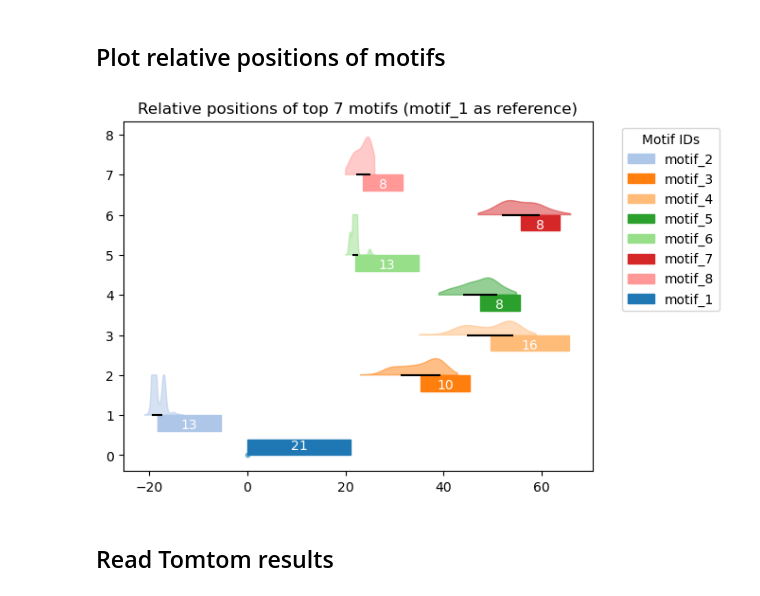
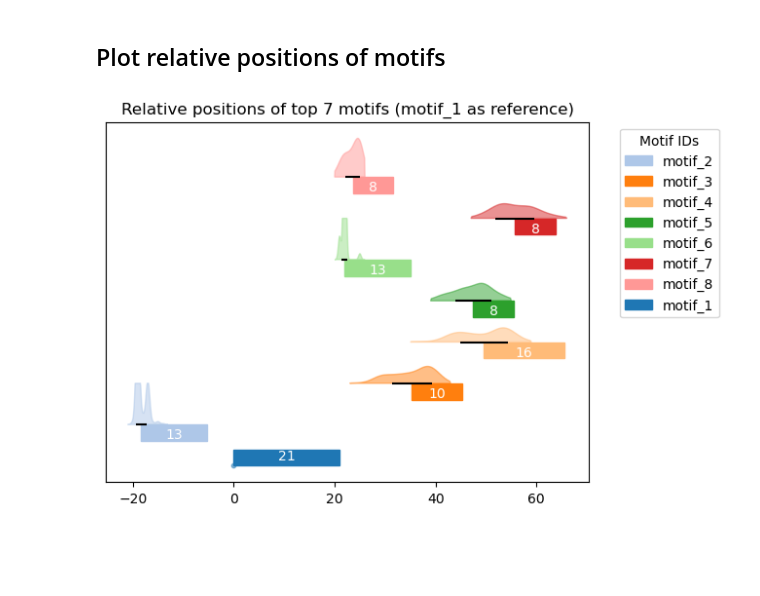
Before and after one commit to Delft-iGEM/utp-sequence-analysis, a Jupyter notebook: motifs.ipynb, the cells around one changed output. Cells and saved outputs as stored; diff of their text form; code cells hidden in the pictures; blank space fills up the shorter version.

Commit message:
hmm and motif plots

```diff
--- a/motifs.ipynb
+++ b/motifs.ipynb
@@ -19,17 +20,23 @@ c_term_end = 1010
 align_len = c_term_end - c_term_start
 
 good_aligns = []
+good_aligns_full = []
 for align in all_aligns:
     full_id = align.id
     id = " ".join(align.description.split(" ")[1:])
     align.id = id
     align.description = ""
     seq = str(align.seq)
-    c_term_seq = seq[c_term_start:c_term_end+1]
+    c_term_seq = seq[c_term_start : c_term_end + 1]
     c_term_no_gaps = "".join([char for char in c_term_seq if char != "-"])
     if len(c_term_no_gaps) / align_len > 0.6:
-        good_aligns.append(SeqIO.SeqRecord(Seq(seq[c_term_start:]), id=id, description=""))
+        good_aligns.append(
+            SeqIO.SeqRecord(Seq(seq[c_term_start:]), id=id, description="")
+        )
+        full_seq = str(align.seq).replace("-", "")
+        good_aligns_full.append(SeqIO.SeqRecord(Seq(full_seq), id=id, description=""))
 
 SeqIO.write(good_aligns, "utp-data/good-c-term.fasta", "fasta")
+SeqIO.write(good_aligns_full, "utp-data/good-c-term-full.fasta", "fasta")
 # %% [output]
 206
@@ -40,8 +60,9 @@ def parse_xml_motifs(file_path):
     meme_xml = ET.parse(file_path)
     return meme_xml
 
+
 def extract_scanned_sites(meme_xml):
-    sites = meme_xml.findall('.//scanned_sites')
+    sites = meme_xml.findall(".//scanned_sites")
     scanned_sites = [
         (tag.attrib["sequence_id"], site.attrib)
         for tag in sites
@@ -49,8 +70,13 @@ def extract_scanned_sites(meme_xml):
     ]
     return scanned_sites
 
+
 def compute_relative_positions(scanned_sites, reference_motif="motif_1"):
-    motif1_positions = {seq: int(motif["position"]) for seq, motif in scanned_sites if motif["motif_id"] == reference_motif}
+    motif1_positions = {
+        seq: int(motif["position"])
+        for seq, motif in scanned_sites
+        if motif["motif_id"] == reference_motif
+    }
     relative_position_occurrances = [
         (seq, motif["motif_id"], int(motif["position"]) - motif1_positions[seq])
         for seq, motif in scanned_sites
@@ -58,14 +84,22 @@ def compute_relative_positions(scanned_sites, reference_motif="motif_1"):
     ]
     return relative_position_occurrances
 
-def plot_motif_positions(relative_position_occurrances, meme_xml, top_n=5, plot_density=True):
-    motifs = sorted(list(set(( motif for _, motif, _ in relative_position_occurrances  ))), key=lambda motif: int(motif.split("_")[1]))
+
+def plot_motif_positions(
+    relative_position_occurrances, meme_xml, top_n=5, plot_density=True
+):
+    motifs = sorted(
+        list(set((motif for _, motif, _ in relative_position_occurrances))),
+        key=lambda motif: int(motif.split("_")[1]),
+    )
 
     relative_positions = [[] for _ in motifs]
     for _, motif_id, rel_pos in relative_position_occurrances:
         relative_positions[motifs.index(motif_id)].append(rel_pos)
 
-    motif_seqs = {tag.attrib["id"]: tag.attrib["name"] for tag in meme_xml.findall('.//motif')}
+    motif_seqs = {
+        tag.attrib["id"]: tag.attrib["name"] for tag in meme_xml.findall(".//motif")
+    }
     cmap = matplotlib.colormaps["tab20"]
     _, ax = plt.subplots()
 
@@ -77,9 +111,22 @@ def plot_motif_positions(relative_position_occurrances, meme_xml, top_n=5, plot_
         std_pos = np.std(rel_pos)
 
         base_y = idx + 1
-        rect = plt.Rectangle((mean_pos, base_y - 0.4), width=len(motif_seqs[motif]), height=0.4, color=cmap(base_y), label=motif)
+        rect = plt.Rectangle(
+            (mean_pos, base_y - 0.4),
+            width=len(motif_seqs[motif]),
+            height=0.4,
+            color=cmap(base_y),
+            label=motif,
+        )
         ax.add_patch(rect)
-        ax.text(mean_pos + len(motif_seqs[motif])/2, base_y-0.25, f"{len(motif_seqs[motif])}", ha="center", va="center", color="white")
+        ax.text(
+            mean_pos + len(motif_seqs[motif]) / 2,
+            base_y - 0.25,
+            f"{len(motif_seqs[motif])}",
+            ha="center",
+            va="center",
+            color="white",
+        )
 
         ax.hlines(base_y, mean_pos - std_pos, mean_pos + std_pos, color="black")
 
@@ -87,36 +134,46 @@ def plot_motif_positions(relative_position_occurrances, meme_xml, top_n=5, plot_
             kde = gaussian_kde(rel_pos)
             x = np.linspace(min(rel_pos) - 1, max(rel_pos) + 1, 100)
             y = kde(x) * 4
             y = np.clip(y, 0, 1)
             y[0] = 0
             y[-1] = 0
             ax.fill(x, base_y + y, color=cmap(base_y), alpha=0.5)
 
     # Draw reference motif
     rect = plt.Rectangle(
         (0, 0),
         width=len(motif_seqs["motif_1"]),
         height=0.4,
         color=cmap(0),
         label="motif_1",
     )
     ax.add_patch(rect)
     plt.scatter(0, 0, color=cmap(0), alpha=0.5, s=10)
-    ax.text(len(motif_seqs["motif_1"]) / 2, 0.25, f"{len(motif_seqs['motif_1'])}", ha="center", va="center", color="white")
+    ax.text(
+        len(motif_seqs["motif_1"]) / 2,
+        0.25,
+        f"{len(motif_seqs['motif_1'])}",
+        ha="center",
+        va="center",
+        color="white",
+    )
     # ax.vlines(len(motif_seqs["motif_1"]), 0, len(top_5_mean_positions)+1, color=cmap(0), linestyle="--", alpha=0.5)
     # ax.vlines(0, 0, len(top_5_mean_positions)+1, color=cmap(0), linestyle="--", alpha=0.5)
 
+    # disable y ticks
+    ax.yaxis.set_visible(False)
 
     ax.set_title(f"Relative positions of top {top_n} motifs (motif_1 as reference)")
     ax.legend(title="Motif IDs", bbox_to_anchor=(1.05, 1), loc="upper left")
     plt.show()
 
-file_path = 'utp-data/meme/meme_gb.xml'
+
+file_path = "utp-data/meme/meme_gb.xml"
 meme_xml = parse_xml_motifs(file_path)
 scanned_sites = extract_scanned_sites(meme_xml)
 relative_position_occurrances = compute_relative_positions(scanned_sites)
-plot_motif_positions(relative_position_occurrances, meme_xml, top_n=7, plot_density=True)
+plot_motif_positions(
+    relative_position_occurrances, meme_xml, top_n=7, plot_density=True
+)
 # %% [output]
-[figure, old version]
+[figure, new version]
-# %% [markdown]
-## Read Tomtom results
```
Also changed, not shown: parts of 19 cells of this notebook, 10 other files.
